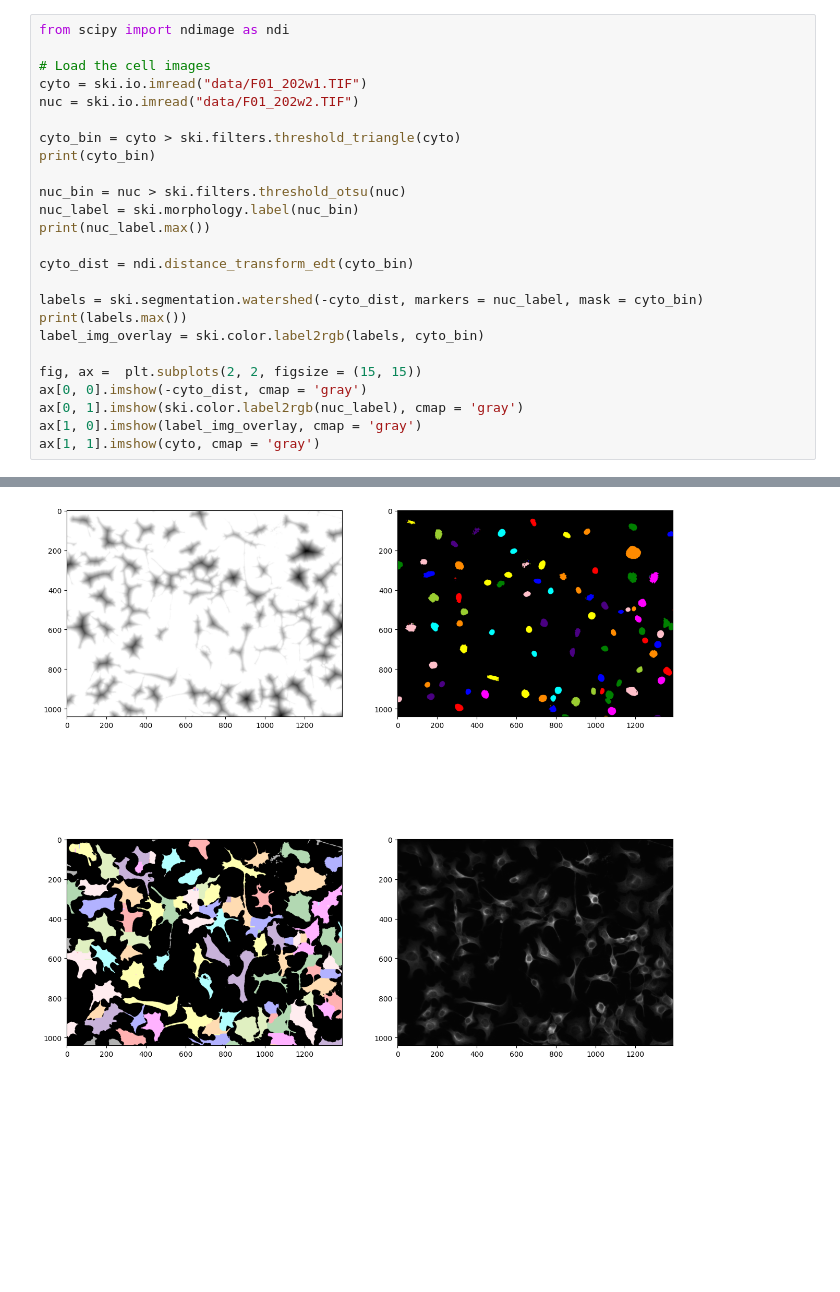
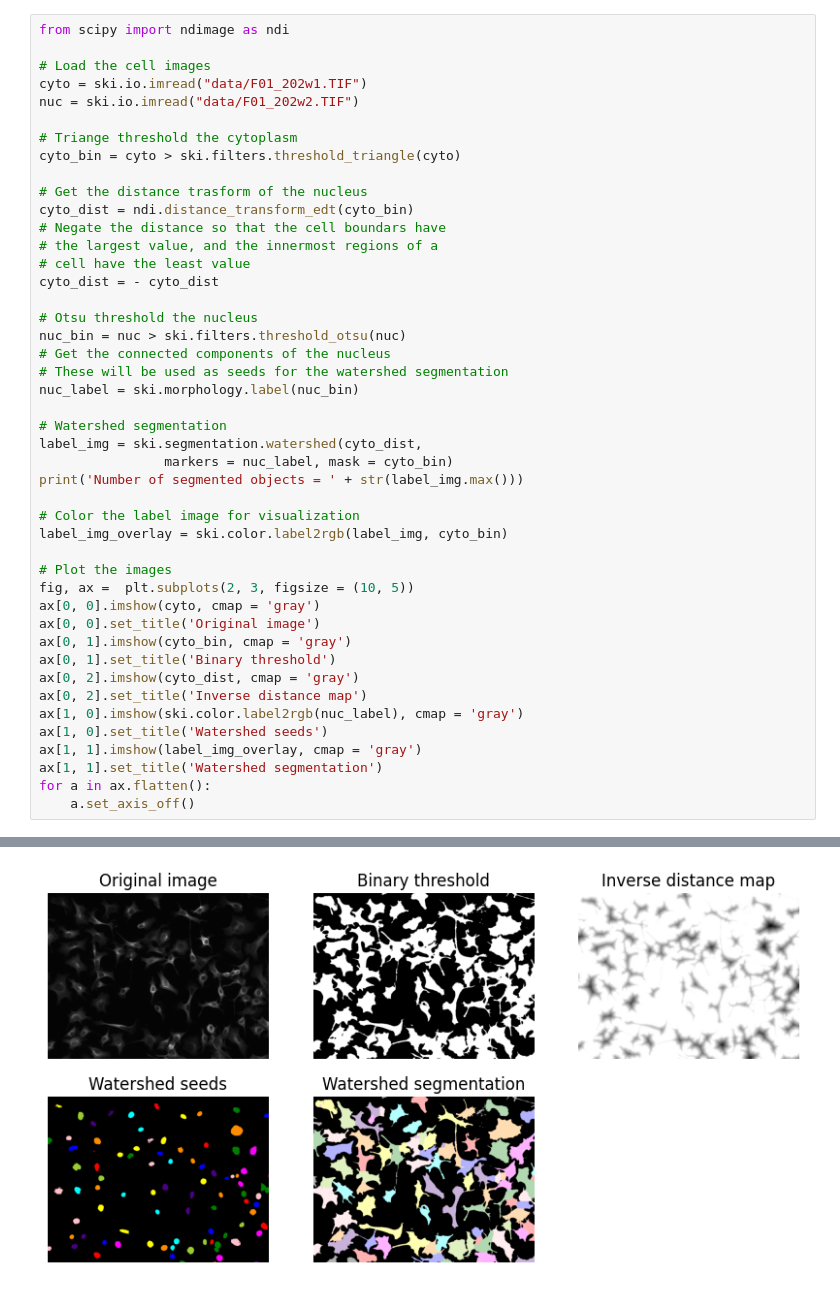
Before and after one commit to rishvanth-kp/img_analysis_with_py, a Jupyter notebook: ch5_image_segmentation.ipynb, the cells around one changed output, grey strips where cells are left out. Cells and saved outputs as stored; diff of their text form; blank space fills up the shorter version.

```diff
--- a/ch5_image_segmentation.ipynb
+++ b/ch5_image_segmentation.ipynb
@@ -41,22 +107,42 @@ from scipy import ndimage as ndi
 cyto = ski.io.imread("data/F01_202w1.TIF")
 nuc = ski.io.imread("data/F01_202w2.TIF")
 
+# Triange threshold the cytoplasm
 cyto_bin = cyto > ski.filters.threshold_triangle(cyto)
-print(cyto_bin)
 
+# Get the distance trasform of the nucleus
+cyto_dist = ndi.distance_transform_edt(cyto_bin)
+# Negate the distance so that the cell boundars have
+# the largest value, and the innermost regions of a
+# cell have the least value
+cyto_dist = - cyto_dist
+
+# Otsu threshold the nucleus
 nuc_bin = nuc > ski.filters.threshold_otsu(nuc)
+# Get the connected components of the nucleus
+# These will be used as seeds for the watershed segmentation
 nuc_label = ski.morphology.label(nuc_bin)
-print(nuc_label.max())
 
-cyto_dist = ndi.distance_transform_edt(cyto_bin)
+# Watershed segmentation
+label_img = ski.segmentation.watershed(cyto_dist,
+                markers = nuc_label, mask = cyto_bin)
+print('Number of segmented objects = ' + str(label_img.max()))
 
-labels = ski.segmentation.watershed(-cyto_dist, markers = nuc_label, mask = cyto_bin)
-print(labels.max())
-label_img_overlay = ski.color.label2rgb(labels, cyto_bin)
+# Color the label image for visualization
+label_img_overlay = ski.color.label2rgb(label_img, cyto_bin)
 
-fig, ax =  plt.subplots(2, 2, figsize = (15, 15))
-ax[0, 0].imshow(-cyto_dist, cmap = 'gray')
-ax[0, 1].imshow(ski.color.label2rgb(nuc_label), cmap = 'gray')
-ax[1, 0].imshow(label_img_overlay, cmap = 'gray')
-ax[1, 1].imshow(cyto, cmap = 'gray')
+# Plot the images
+fig, ax =  plt.subplots(2, 3, figsize = (10, 5))
+ax[0, 0].imshow(cyto, cmap = 'gray')
+ax[0, 0].set_title('Original image')
+ax[0, 1].imshow(cyto_bin, cmap = 'gray')
+ax[0, 1].set_title('Binary threshold')
+ax[0, 2].imshow(cyto_dist, cmap = 'gray')
+ax[0, 2].set_title('Inverse distance map')
+ax[1, 0].imshow(ski.color.label2rgb(nuc_label), cmap = 'gray')
+ax[1, 0].set_title('Watershed seeds')
+ax[1, 1].imshow(label_img_overlay, cmap = 'gray')
+ax[1, 1].set_title('Watershed segmentation')
+for a in ax.flatten():
+    a.set_axis_off()
 # %% [output]
@@ -73 +150 @@ ax[1, 1].imshow(cyto, cmap = 'gray')
-[figure, old version]
+[figure, new version]
```
Also changed, not shown: parts of 5 cells of this notebook, 3 other files.
